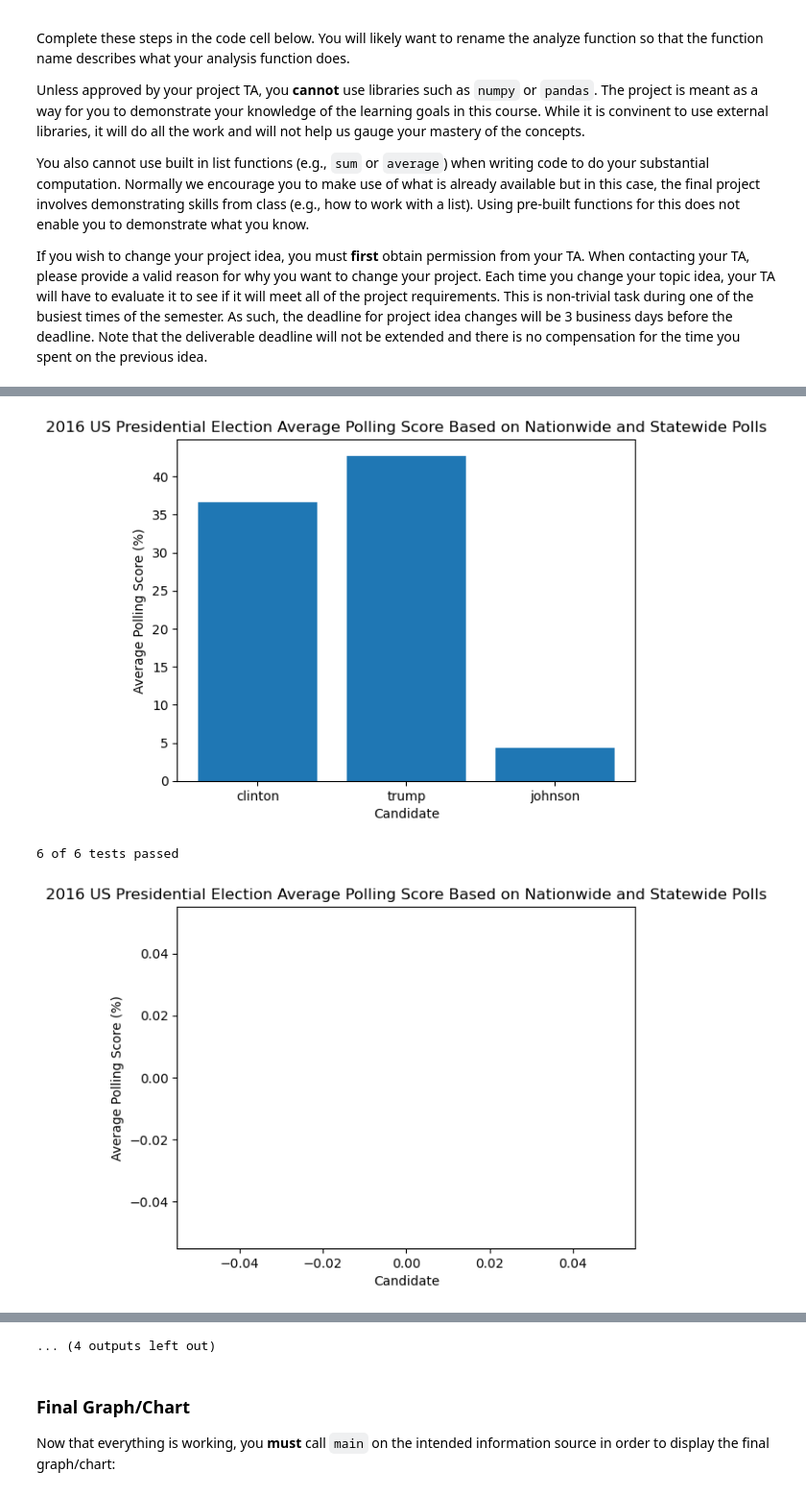
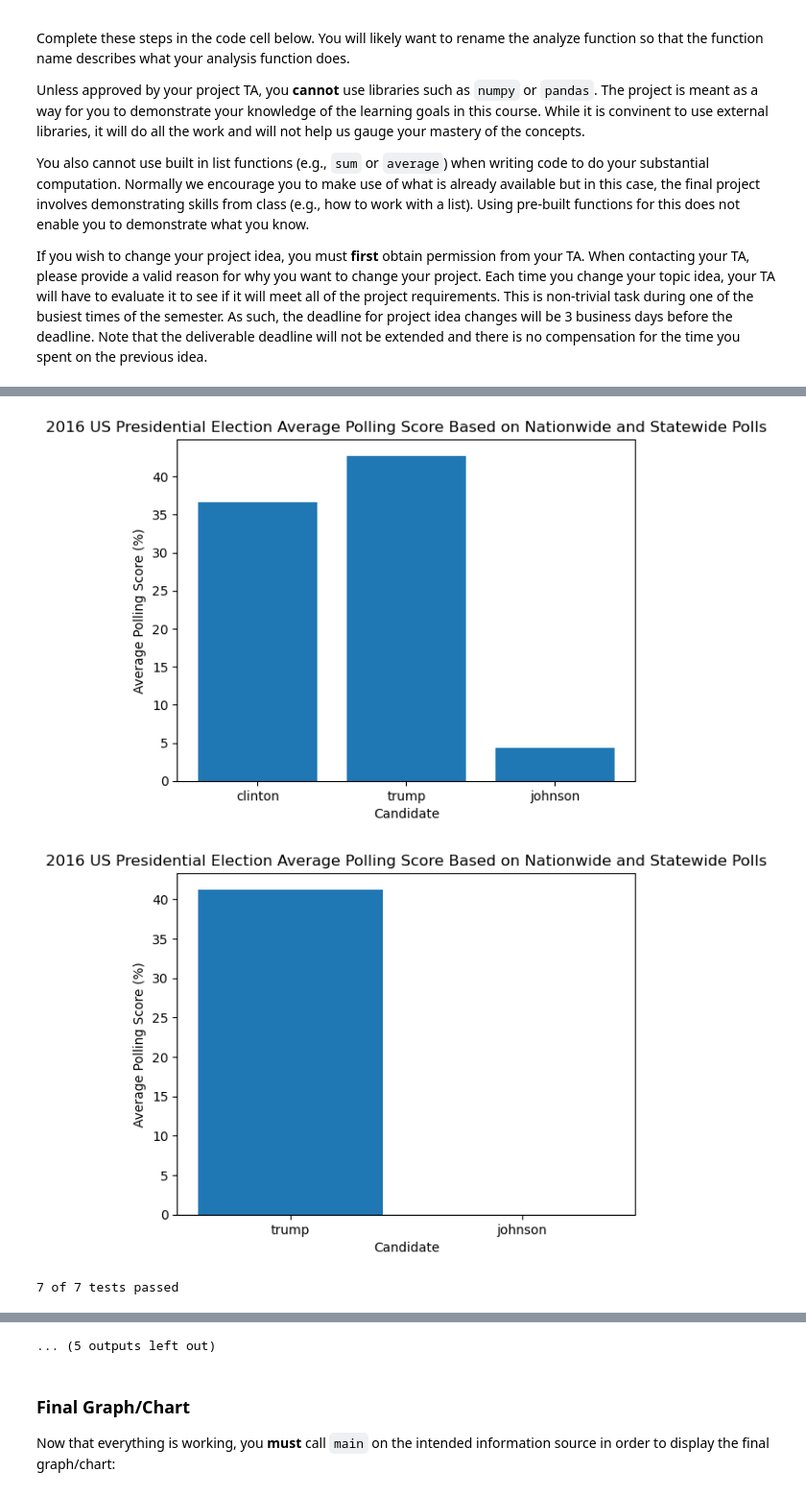
Before and after one commit to ktu03/2016-United-States-Presidential-Election-Polling-Candidates-Average-Polling, a Jupyter notebook: project/final_submission/project_final_submission_template.ipynb, the cells around one changed output, grey strips where cells are left out. Shown at 96% size. Cells and saved outputs as stored; diff of their text form; code cells hidden in the pictures.

```diff
--- a/project/final_submission/project_final_submission_template.ipynb
+++ b/project/final_submission/project_final_submission_template.ipynb
@@ -433,21 +433,6 @@ def count_scores_for_labels(labels: List[str], lopp: List[PresidentialPoll]) ->
 
         average_polling_scores.append(average_polling_score)
 
-
-#         if (len(filtered_nationwide_scores_lopp) == 0) and (len(filtered_statewide_scores_lopp) == 0):
-#             average_polling_scores.append(0)
-#         elif (len(filtered_nationwide_scores_lopp) == 0):
-#             average_statewide_polling_score = sum(filtered_statewide_scores_lopp)/len(filtered_statewide_scores_lopp)
-#             average_polling_scores.append(average_statewide_polling_score)
-#         elif (len(filtered_statewide_scores_lopp) == 0):
-#             average_nationwide_polling_score = sum(filtered_nationwide_scores_lopp)/len(filtered_nationwide_scores_lopp)
-#             average_polling_scores.append(average_nationwide_polling_score)
-#         else:
-#             average_statewide_polling_score = sum(filtered_statewide_scores_lopp)/len(filtered_statewide_scores_lopp)
-#             average_nationwide_polling_score = sum(filtered_nationwide_scores_lopp)/len(filtered_nationwide_scores_lopp)
-#             average_polling_scores.append(0.5*average_statewide_polling_score + 0.5*average_nationwide_polling_score)
-
-
     return average_polling_scores
 
 start_testing()
@@ -483,6 +468,9 @@ def plot_chart(lopp: List[PresidentialPoll], candidate_names: List[str]) -> None
     plt.show()
 
     return
+
+
+
 
 start_testing()
 
@@ -540,8 +528,21 @@ expect(plot_chart([PresidentialPoll(PollBoundary.statewide,0,37.14857,3.46675),
 #expect a bar chart with the x-axis labelled 'Candidate', the y-axis labeled 'Average Polling Score (%)'
 # and a title of '2016 US Presidential Election Average Polling Score Based on Nationwide and Statewide Polls'
 #There be only 1 bar labelled 'trump' with a height of 41.25 and a bar labelled 'johnson' with a height of 0
-# expect(plot_chart("Test 6.csv", ['trump', 'johnson']), None)
-
+expect(plot_chart([PresidentialPoll(PollBoundary.statewide,48.7235,37.14857,0),
+                      PresidentialPoll(PollBoundary.statewide,46.50486,43.77117,0),
+                      PresidentialPoll(PollBoundary.statewide,43.52856,40.8773,0),
+                      PresidentialPoll(PollBoundary.statewide,46.4776,44.02984,0),
+                      PresidentialPoll(PollBoundary.statewide,29.71767,48.16943,0),
+                      PresidentialPoll(PollBoundary.statewide,45.69044,41.73809,0),
+                      PresidentialPoll(PollBoundary.statewide,44.5381,43.29323,0),
+                      PresidentialPoll(PollBoundary.statewide,42.75185,39.2192,0),
+                      PresidentialPoll(PollBoundary.nationwide,47.3027,40.27811,0),
+                      PresidentialPoll(PollBoundary.statewide,51.70619,24.21046,0),
+                      PresidentialPoll(PollBoundary.statewide,45.72622,41.74498,0),
+                      PresidentialPoll(PollBoundary.statewide,44.51923,39.05433,0),
+                      PresidentialPoll(PollBoundary.statewide,29.72481,57.14391,0),
+                      PresidentialPoll(PollBoundary.nationwide,45.80878,41.3288,0)]
+                  , ['trump', 'johnson']), None)
 summary()
 
 
@@ -583,33 +584,33 @@ expect(main("Test 4.csv", ['clinton', 'trump', 'johnson']), None)
 
 #expect a bar chart with the x-axis labelled 'Candidate', the y-axis labeled 'Average Polling Score (%)'
 # and a title of '2016 US Presidential Election Average Polling Score Based on Nationwide and Statewide Polls'
 #There be no bars (height is 0) and a single mark over the x-axis
 expect(main("Test 5.csv", ['clinton', 'trump', 'johnson']), None)
 
 #expect a bar chart with the x-axis labelled 'Candidate', the y-axis labeled 'Average Polling Score (%)'
 # and a title of '2016 US Presidential Election Average Polling Score Based on Nationwide and Statewide Polls'
-#There be only 1 bar labelled 'trump' with a height of 41.25 and a bar labelled 'johnson' with a height of 0
+#There will be only 1 bar labelled 'trump' with a height of 41.25 and a bar labelled 'johnson' with a height of 0
 expect(main("Test 6.csv", ['trump', 'johnson']), None)
 
 summary()
 # %% [output]
 2 of 2 tests passed
 2 of 2 tests passed
 16 of 16 tests passed
 4 of 4 tests passed
 2 of 2 tests passed
 4 of 4 tests passed
 2 of 2 tests passed
 2 of 2 tests passed
 2 of 2 tests passed
 3 of 3 tests passed
 3 of 3 tests passed
 9 of 9 tests passed
 [figure]
 [figure]
 [figure]
 [figure]
 [figure]
 [figure]
+[figure, new version]
-6 of 6 tests passed
+7 of 7 tests passed
-[figure, old version]
@@ -619,4 +620,4 @@ summary()
-... (4 outputs left out)
+... (5 outputs left out)
 # %% [markdown]
 ### Final Graph/Chart
 
```
Also changed, not shown: parts of 2 cells of this notebook.
